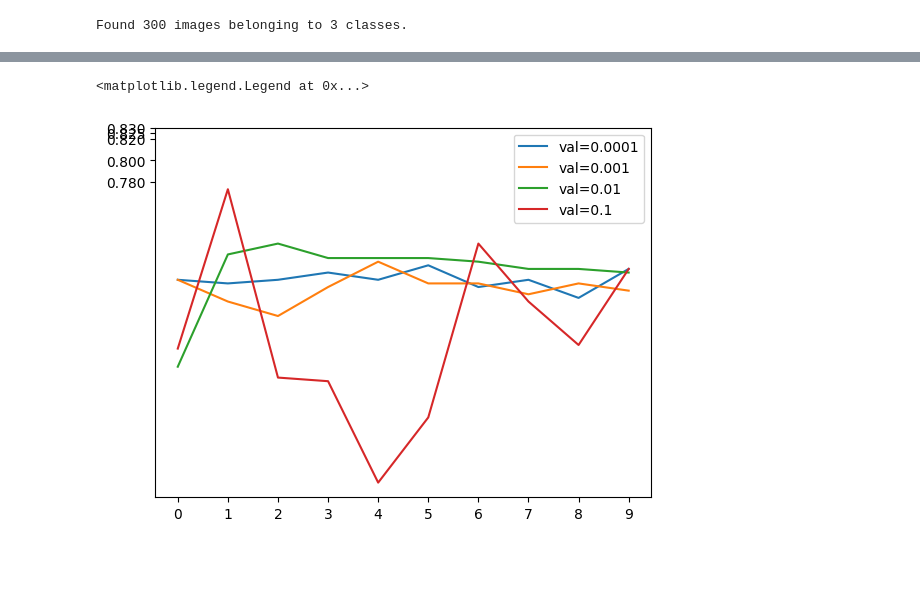
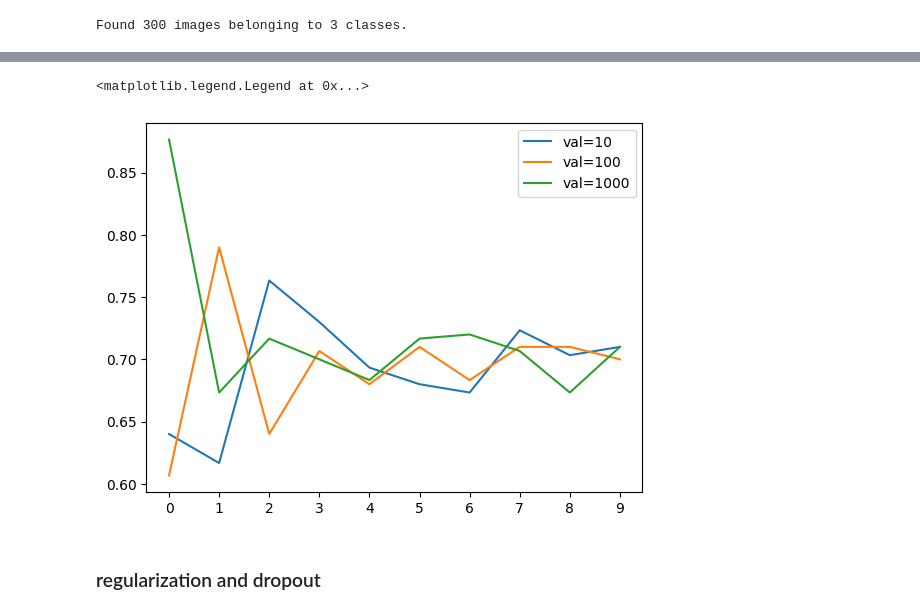
Before and after one commit to el-grudge/mleng-zoomcamp, a Jupyter notebook: capstone_01/capstone_where_am_i.ipynb, the cells around one changed output, grey strips where cells are left out. Saved outputs shown, nothing was run; the diff lists cells and outputs as text; code cells hidden in the pictures; blank space fills up the shorter version.

```diff
--- a/capstone_01/capstone_where_am_i.ipynb
+++ b/capstone_01/capstone_where_am_i.ipynb
@@ -168,0 +186,2 @@ Epoch 10/10
+# %%
+learning_rate = 0.01
@@ -168,0 +227,10 @@ Epoch 10/10
+# %%
+scores = {}
+
+for lr in [0.0001, 0.001, 0.01, 0.1]:
+  model = build_model(lr)
+  history = model.fit(train_dataset, epochs=10, validation_data=val_dataset)
+  scores[lr] = history.history
+
+  print()
+  print()
@@ -168,0 +255,7 @@ Epoch 10/10
+# %%
+for size, hist in scores.items():
+    plt.plot(hist['val_accuracy'], label=('val=%s' % size))
+
+plt.xticks(np.arange(10))
+plt.yticks(np.arange(0, 1, step=0.1))
+plt.legend()
@@ -168,0 +305,12 @@ Epoch 10/10
+# %%
+learning_rate = 0.001
+
+scores = {}
+
+for size in [10, 100, 1000]:
+  model = build_model(learning_rate, size)
+  history = model.fit(train_dataset, epochs=10, validation_data=val_dataset)
+  scores[size] = history.history
+
+  print()
+  print()
@@ -169,10 +335,13 @@ Epoch 10/10
 # %%
 for size, hist in scores.items():
-    plt.plot(hist['val_accuracy'], label=('val=%s' % size))
+  plt.plot(hist['val_accuracy'], label=('val=%s' % size))
 
 plt.xticks(np.arange(10))
-plt.yticks([0.78, 0.80, 0.82, 0.825, 0.83])
+#plt.yticks([0.78, 0.80, 0.82, 0.825, 0.83])
+#plt.yticks(np.arange(0, 1, step=0.1))
 plt.legend()
 # %% [output]
 <matplotlib.legend.Legend at 0x...>
-[figure, old version]
+[figure, new version]
+# %% [markdown]
+### regularization and dropout
```
Also changed, not shown: parts of 70 cells of this notebook.
